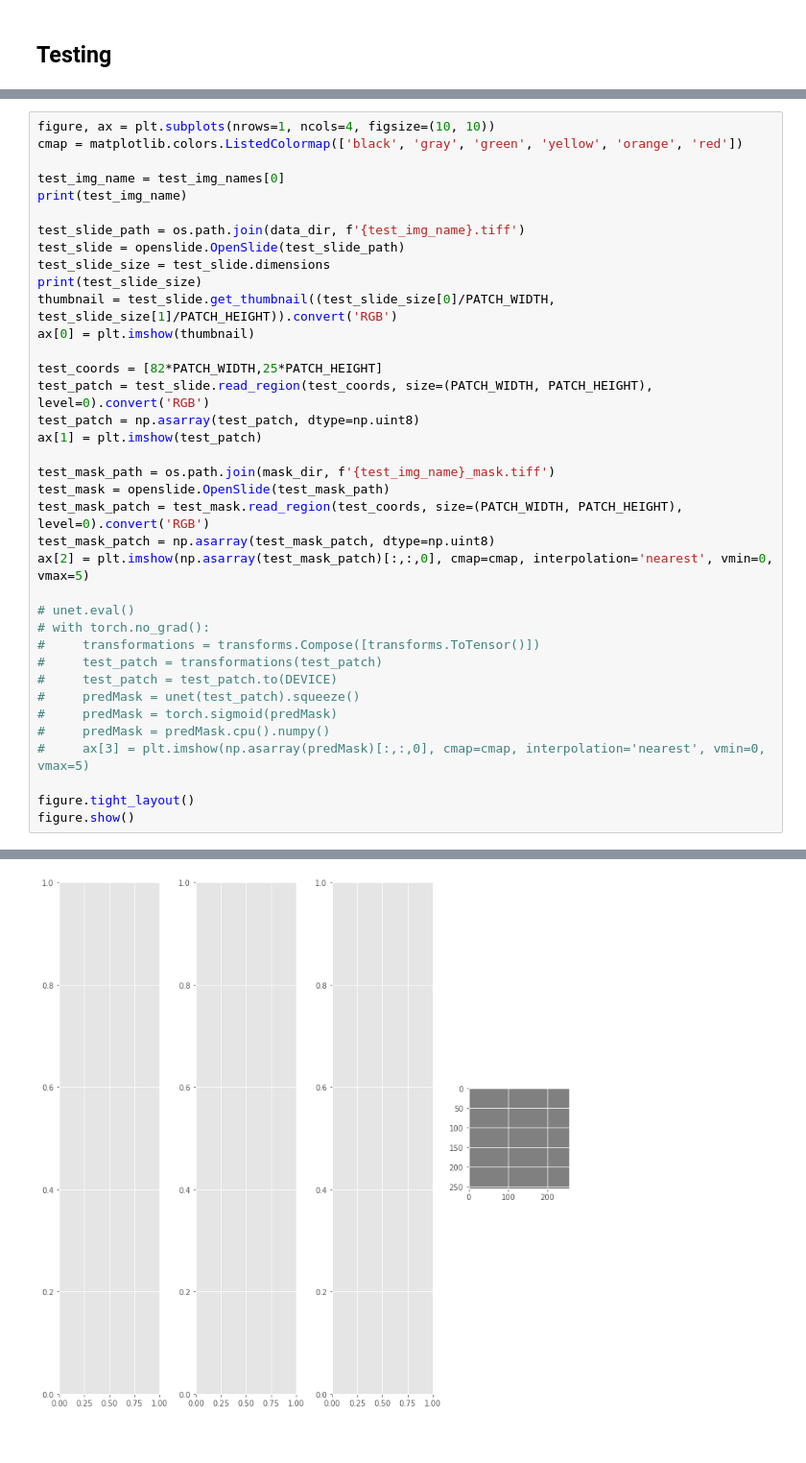
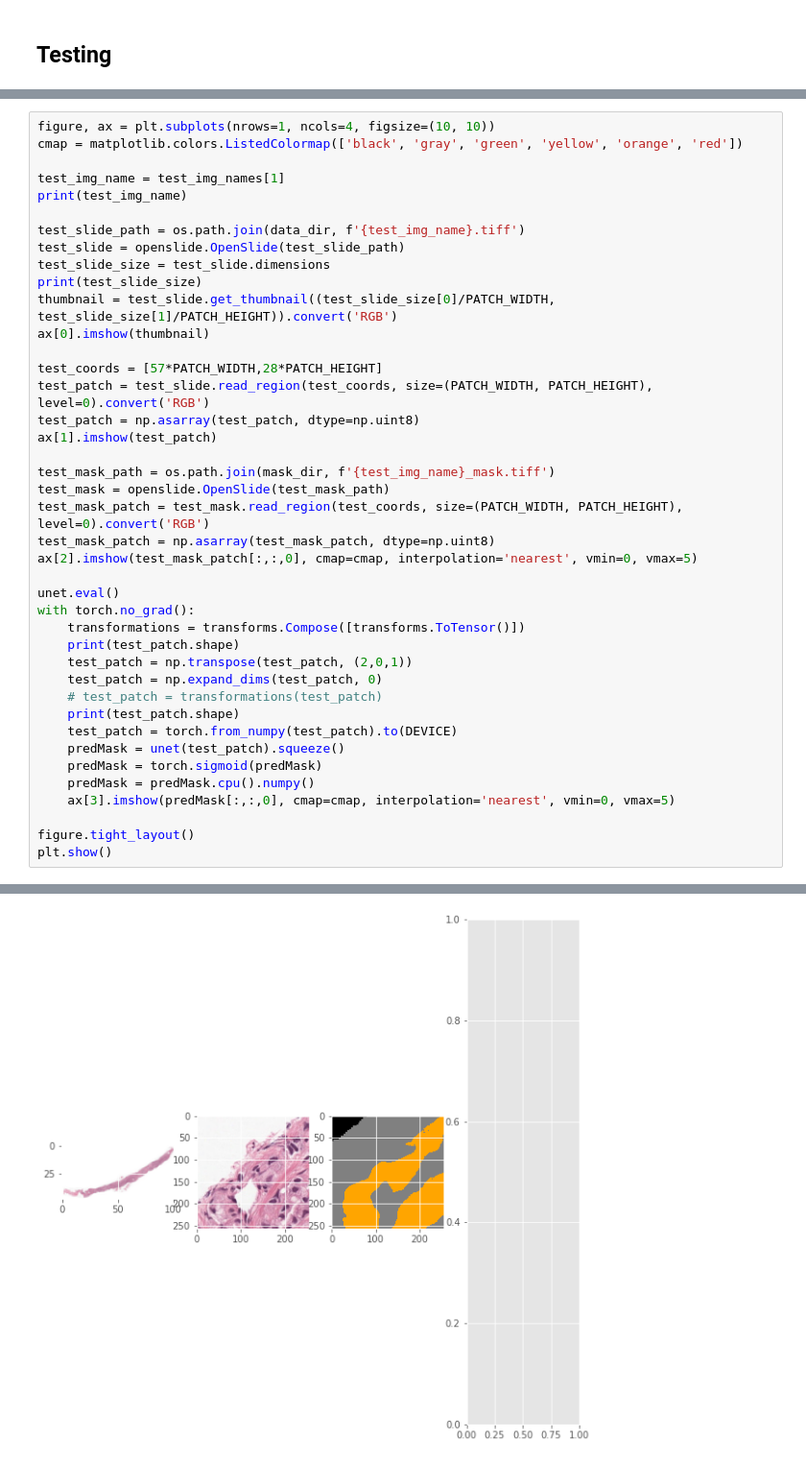
Before and after one commit to AntonDanylenko/auto_gleason, a Jupyter notebook: main.ipynb, the cells around one changed output, grey strips where cells are left out. Shown at 96% size. Cells and saved outputs as stored; diff of their text form.

```diff
--- a/main.ipynb
+++ b/main.ipynb
@@ -557,7 +685,7 @@ def make_predictions(model, imagePath):
 figure, ax = plt.subplots(nrows=1, ncols=4, figsize=(10, 10))
 cmap = matplotlib.colors.ListedColormap(['black', 'gray', 'green', 'yellow', 'orange', 'red'])
 
-test_img_name = test_img_names[0]
+test_img_name = test_img_names[1]
 print(test_img_name)
 
 test_slide_path = os.path.join(data_dir, f'{test_img_name}.tiff')
@@ -565,29 +693,33 @@ test_slide = openslide.OpenSlide(test_slide_path)
 test_slide_size = test_slide.dimensions
 print(test_slide_size)
 thumbnail = test_slide.get_thumbnail((test_slide_size[0]/PATCH_WIDTH, test_slide_size[1]/PATCH_HEIGHT)).convert('RGB')
-ax[0] = plt.imshow(thumbnail)
+ax[0].imshow(thumbnail)
 
-test_coords = [82*PATCH_WIDTH,25*PATCH_HEIGHT]
+test_coords = [57*PATCH_WIDTH,28*PATCH_HEIGHT]
 test_patch = test_slide.read_region(test_coords, size=(PATCH_WIDTH, PATCH_HEIGHT), level=0).convert('RGB')
 test_patch = np.asarray(test_patch, dtype=np.uint8)
-ax[1] = plt.imshow(test_patch)
+ax[1].imshow(test_patch)
 
 test_mask_path = os.path.join(mask_dir, f'{test_img_name}_mask.tiff')
 test_mask = openslide.OpenSlide(test_mask_path)
 test_mask_patch = test_mask.read_region(test_coords, size=(PATCH_WIDTH, PATCH_HEIGHT), level=0).convert('RGB')
 test_mask_patch = np.asarray(test_mask_patch, dtype=np.uint8)
-ax[2] = plt.imshow(np.asarray(test_mask_patch)[:,:,0], cmap=cmap, interpolation='nearest', vmin=0, vmax=5)
+ax[2].imshow(test_mask_patch[:,:,0], cmap=cmap, interpolation='nearest', vmin=0, vmax=5)
 
-# unet.eval()
-# with torch.no_grad():
-#     transformations = transforms.Compose([transforms.ToTensor()])
-#     test_patch = transformations(test_patch)
-#     test_patch = test_patch.to(DEVICE)
-#     predMask = unet(test_patch).squeeze()
-#     predMask = torch.sigmoid(predMask)
-#     predMask = predMask.cpu().numpy()
-#     ax[3] = plt.imshow(np.asarray(predMask)[:,:,0], cmap=cmap, interpolation='nearest', vmin=0, vmax=5)
+unet.eval()
+with torch.no_grad():
+    transformations = transforms.Compose([transforms.ToTensor()])
+    print(test_patch.shape)
+    test_patch = np.transpose(test_patch, (2,0,1))
+    test_patch = np.expand_dims(test_patch, 0)
+    # test_patch = transformations(test_patch)
+    print(test_patch.shape)
+    test_patch = torch.from_numpy(test_patch).to(DEVICE)
+    predMask = unet(test_patch).squeeze()
+    predMask = torch.sigmoid(predMask)
+    predMask = predMask.cpu().numpy()
+    ax[3].imshow(predMask[:,:,0], cmap=cmap, interpolation='nearest', vmin=0, vmax=5)
 
 figure.tight_layout()
-figure.show()
+plt.show()
 # %% [output]
@@ -596 +731 @@ figure.show()
-[figure, old version]
+[figure, new version]
```
Also changed, not shown: parts of 6 cells of this notebook.
